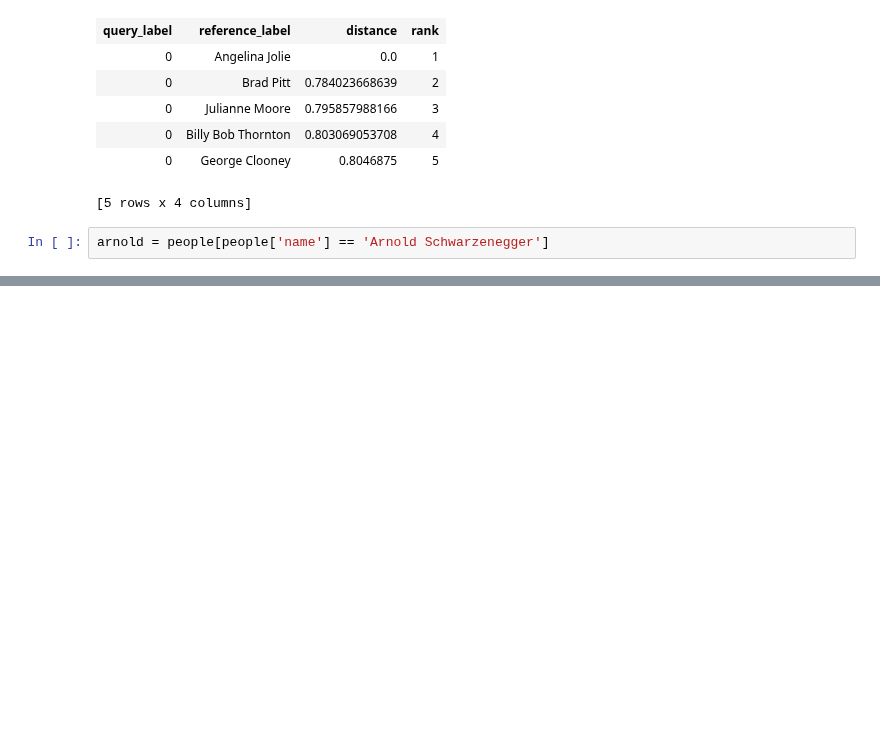
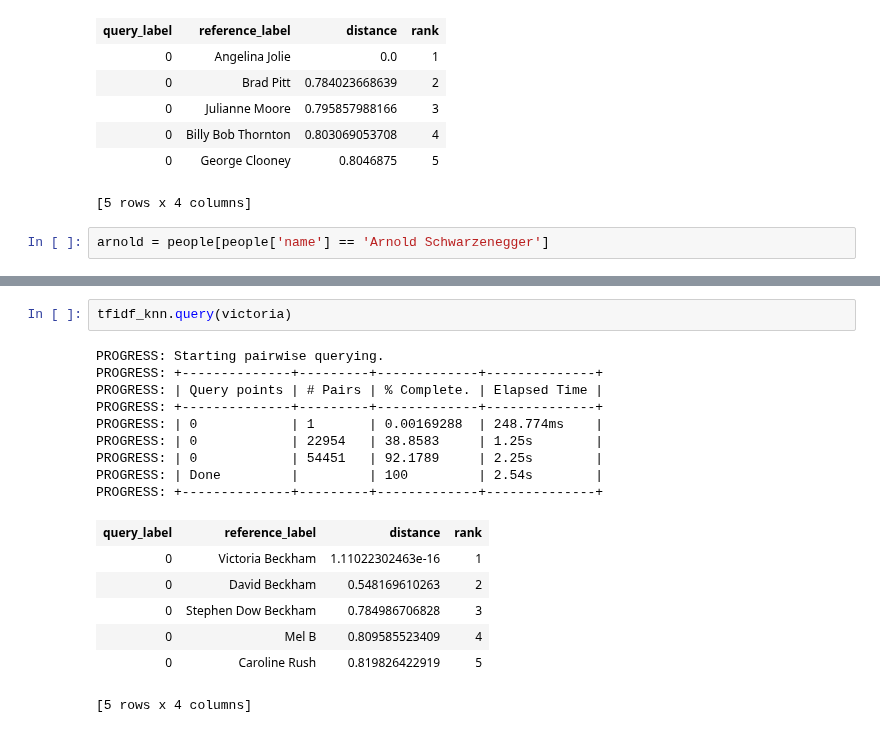
Before and after one commit to lextoumbourou/notes, a Jupyter notebook: moocs/coursera/ml-foundations/exercises/week-4-document-retrieval.ipynb, the cells around one changed output, grey strips where cells are left out. Cells and saved outputs as stored; diff of their text form; blank space fills up the shorter version.

```diff
--- a/moocs/coursera/ml-foundations/exercises/week-4-document-retrieval.ipynb
+++ b/moocs/coursera/ml-foundations/exercises/week-4-document-retrieval.ipynb
@@ -253,0 +366,19 @@ PROGRESS: +--------------+---------+-------------+--------------+
+# %%
+tfidf_knn.query(victoria)
+# %% [output]
+PROGRESS: Starting pairwise querying.
+PROGRESS: +--------------+---------+-------------+--------------+
+PROGRESS: | Query points | # Pairs | % Complete. | Elapsed Time |
+PROGRESS: +--------------+---------+-------------+--------------+
+PROGRESS: | 0            | 1       | 0.00169288  | 248.774ms    |
+PROGRESS: | 0            | 22954   | 38.8583     | 1.25s        |
+PROGRESS: | 0            | 54451   | 92.1789     | 2.25s        |
+PROGRESS: | Done         |         | 100         | 2.54s        |
+PROGRESS: +--------------+---------+-------------+--------------+
+| query_label | reference_label | distance | rank |
+| 0 | Victoria Beckham | 1.11022302463e-16 | 1 |
+| 0 | David Beckham | 0.548169610263 | 2 |
+| 0 | Stephen Dow Beckham | 0.784986706828 | 3 |
+| 0 | Mel B | 0.809585523409 | 4 |
+| 0 | Caroline Rush | 0.819826422919 | 5 |
+[5 rows x 4 columns]
```
Also changed, not shown: parts of 17 cells of this notebook.
